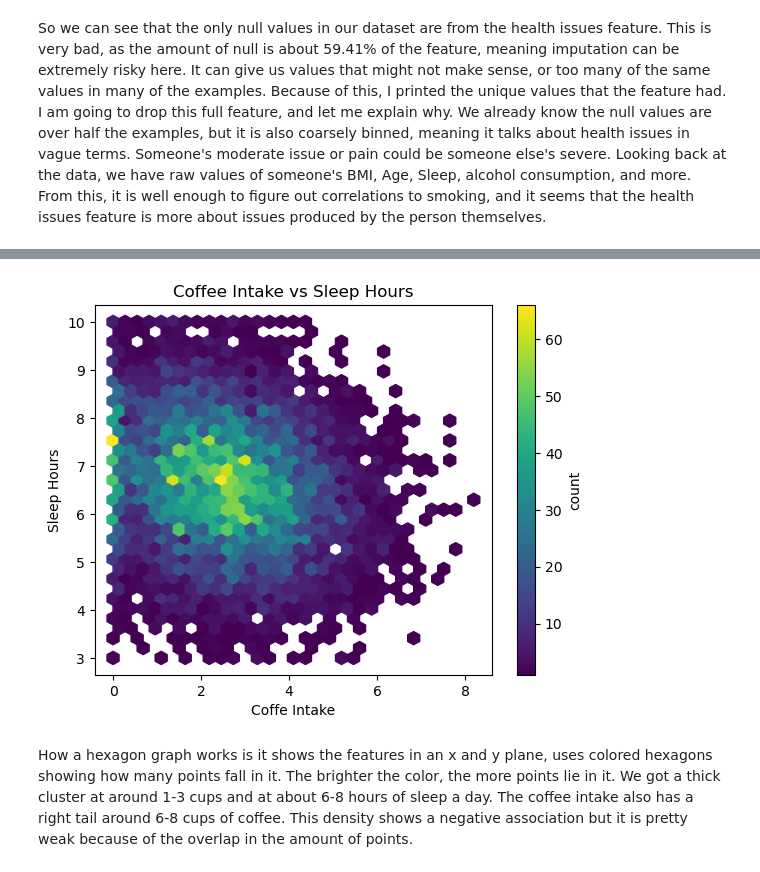
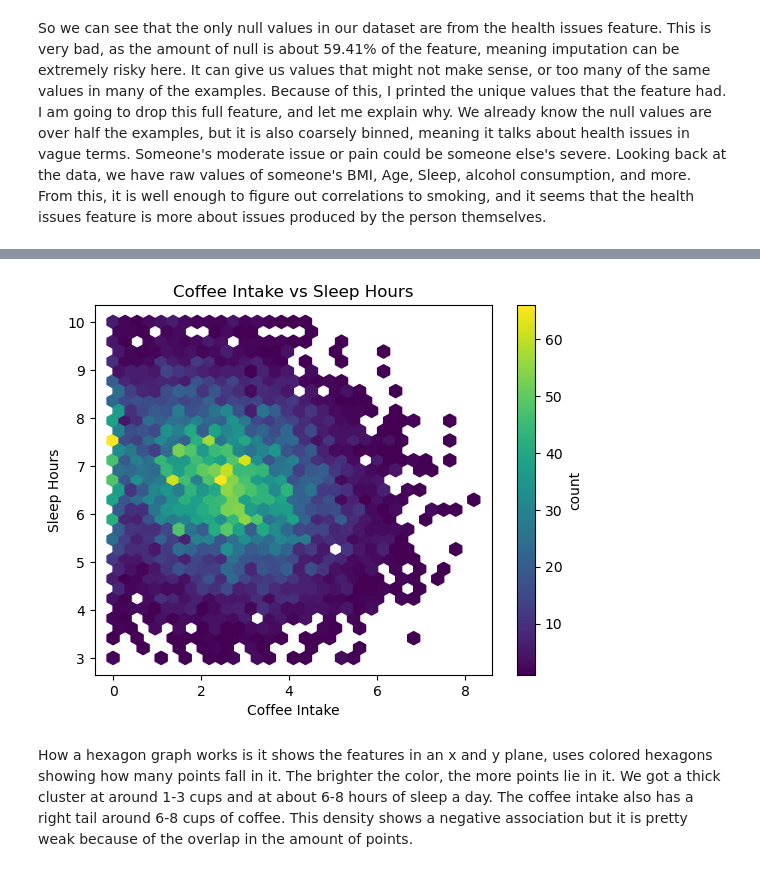
Before and after one commit to AgsBajs/Smoking-Classification, a Jupyter notebook: Project2.ipynb, the cells around one changed output, grey strips where cells are left out. Drawn from its saved outputs; the diff is of its cells as text; code cells hidden in the pictures.

```diff
--- a/Project2.ipynb
+++ b/Project2.ipynb
@@ -112,12 +114,12 @@ dtype: int64
 # %%
 plt.figure()
 plt.hexbin(df['Coffee_Intake'], df['Sleep_Hours'], gridsize=30, mincnt=1)
-plt.xlabel("Coffe Intake")
+plt.xlabel("Coffee Intake")
 plt.ylabel("Sleep Hours")
 plt.title("Coffee Intake vs Sleep Hours")
 plt.colorbar(label='count')
 plt.show()
 # %% [output]
-[figure, old version]
+[figure, new version]
 # %% [markdown]
 How a hexagon graph works is it shows the features in an x and y plane, uses colored hexagons showing how many points fall in it. The brighter the color, the more points lie in it. We got a thick cluster at around 1-3 cups and at about 6-8 hours of sleep a day. The coffee intake also has a right tail around 6-8 cups of coffee. This density shows a negative association but it is pretty weak because of the overlap in the amount of points.
```
Also changed, not shown: parts of 7 cells of this notebook.
